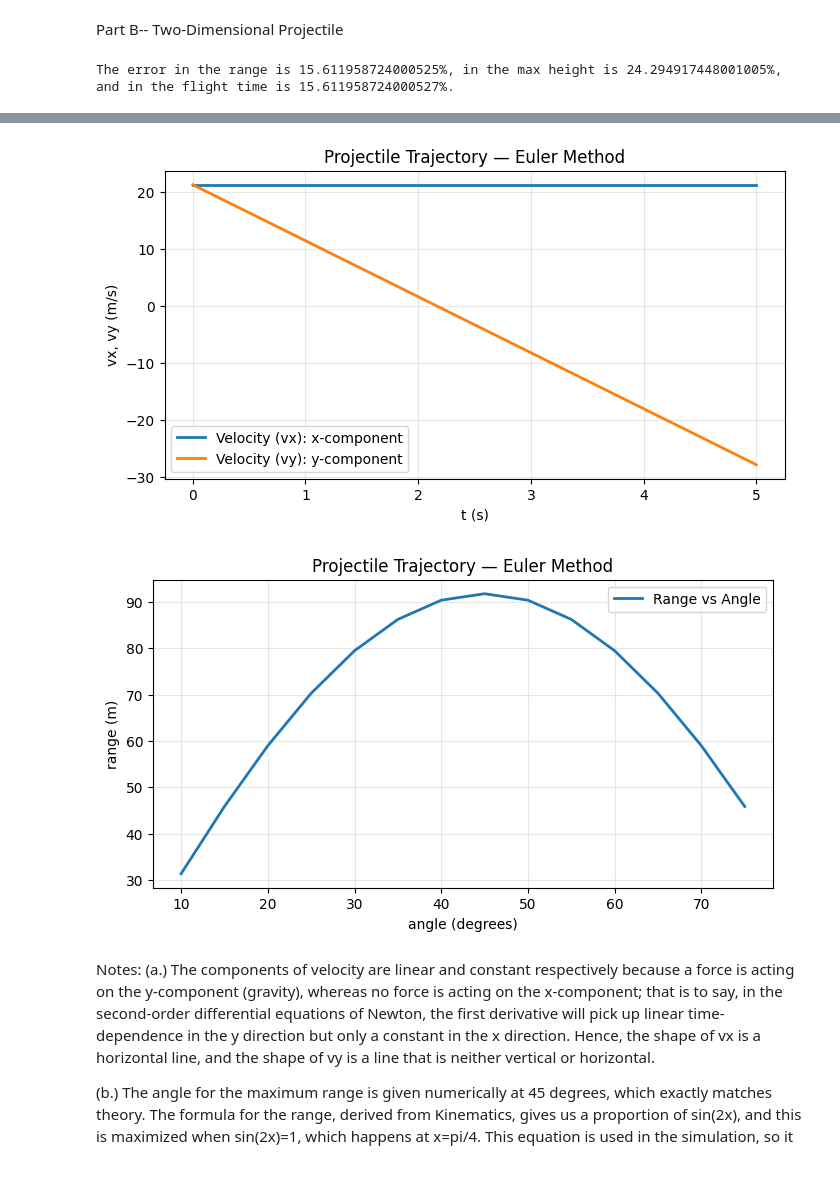
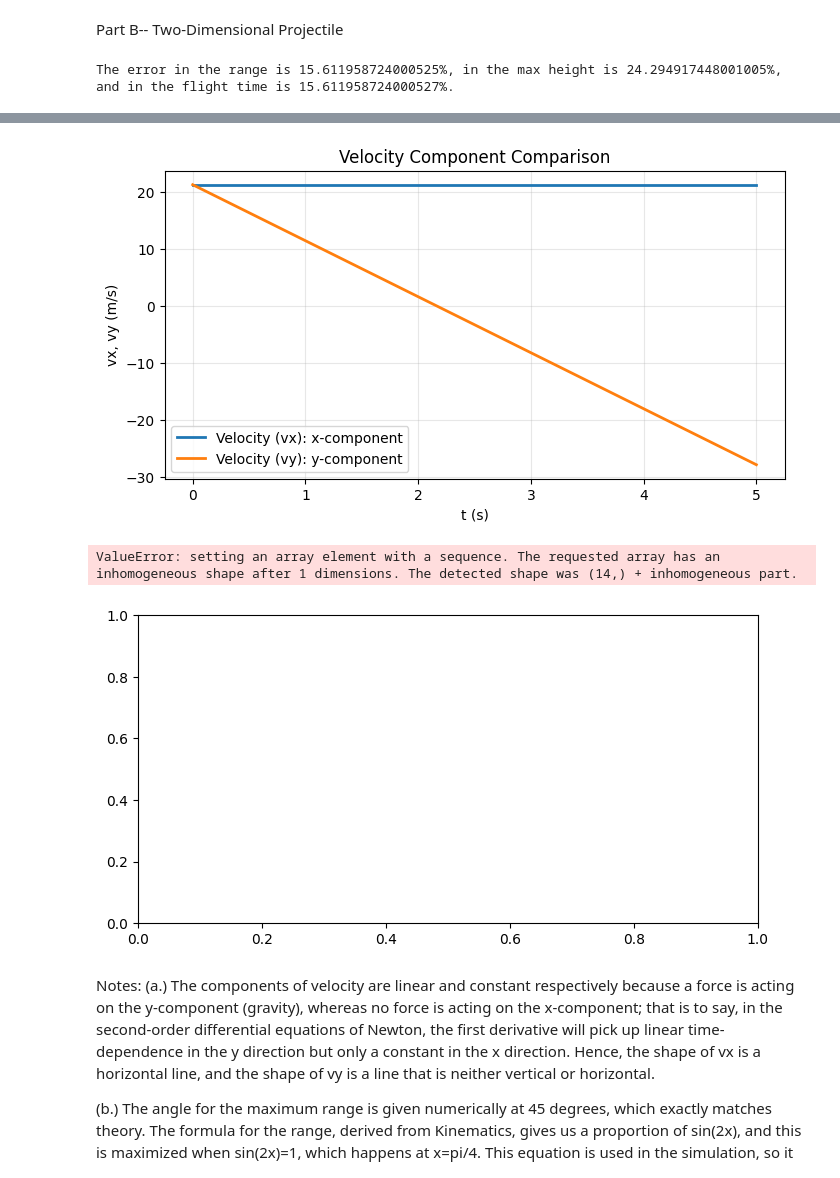
Before and after one commit to barnol-lee/phys311, a Jupyter notebook: Labs/Lab01/lab01_projectile.ipynb, the cells around one changed output, grey strips where cells are left out. Saved outputs shown, nothing was run; the diff lists cells and outputs as text; code cells hidden in the pictures.

```diff
--- a/Labs/Lab01/lab01_projectile.ipynb
+++ b/Labs/Lab01/lab01_projectile.ipynb
@@ -69,27 +69,29 @@ def simulate_projectile_2d(v0,theta_deg,dt,g=9.81):
         vx_arr.append(vx)
     return t_arr,x_arr,y_arr,vx_arr,vy_arr
 
+t,x,y,vx,vy=simulate_projectile_2d(30,45,0.5,g=9.81)
 
-v0=30
-theta_deg=45
-t,x,y,vx,vy=simulate_projectile_2d(v0,theta_deg,0.5,g=9.81)
+def calculator(v0,theta_deg,a,b,c):
+    rng=((v0)**2)*(np.sin(2*(theta_deg*np.pi/180)))/9.81
+    max_height=((v0**2)*((np.sin(theta_deg*np.pi/180))**2))/(2*9.81)
+    flight_time=(2*v0*(np.sin(theta_deg*np.pi/180)))/9.81
 
-rng=((v0)**2)*(np.sin(2*(theta_deg*np.pi/180)))/9.81
-max_height=((v0**2)*((np.sin(theta_deg*np.pi/180))**2))/(2*9.81)
-flight_time=(2*v0*(np.sin(theta_deg*np.pi/180)))/9.81
+    rng_err=((np.max(a)-rng)/rng)*100
+    max_height_err=((np.max(b)-max_height)/max_height)*100
+    flight_time_err=((np.max(c)-flight_time)/flight_time)*100
 
-rng_err=((np.max(x)-rng)/rng)*100
-max_height_err=((np.max(y)-max_height)/max_height)*100
-flight_time_err=((t[-1]-flight_time)/flight_time)*100
+    return rng, max_height,flight_time, rng_err,max_height_err,flight_time_err
 
-print(f'The error in the range is {rng_err}%, in the max height is {max_height_err}%, and in the flight time is {flight_time_err}%.')
+print(f'The error in the range is {calculator(30,45,a=x,b=y,c=t)[3]}%, in the max height is {calculator(30,45,a=x,b=y,c=t)[4]}%\
+, and in the flight time is {calculator(30,45,a=x,b=y,c=t)[5]}%.')
+
 
 
 plt.figure(figsize=(8, 4))
 plt.plot(x, y, linewidth=2, label='Parabolic Trajectory')
 plt.xlabel('x (m)')
 plt.ylabel('y (m)')
-plt.title('Projectile Trajectory — Euler Method')
+plt.title('Projectile Trajectory')
 plt.grid(True, alpha=0.3)
 plt.legend()
 plt.show()
@@ -99,23 +101,24 @@ plt.plot(t, vx, linewidth=2, label='Velocity (vx): x-component')
 plt.plot(t, vy, linewidth=2, label='Velocity (vy): y-component')
 plt.xlabel('t (s)')
 plt.ylabel('vx, vy (m/s)')
-plt.title('Projectile Trajectory — Euler Method')
+plt.title('Velocity Component Comparison')
 plt.grid(True, alpha=0.3)
 plt.legend()
 plt.show()
 
 
 theta=np.arange(10,80,5)
-def range(theta_deg=theta,v0=v0):
-    rng=((v0)**2)*(np.sin(2*(theta_deg*np.pi/180)))/9.81
-    return rng
-r=range()
+#def range(v0,theta_deg=theta):
+    #rng=((v0)**2)*(np.sin(2*(theta_deg*np.pi/180)))/9.81
+    #return rng
+#r=range(30)
+r=[simulate_projectile_2d(30,th,0.5,g=9.81)[0] for th in theta]
 
 plt.figure(figsize=(8, 4))
 plt.plot(theta,r, linewidth=2, label='Range vs Angle')
 plt.xlabel('angle (degrees)')
 plt.ylabel('range (m)')
-plt.title('Projectile Trajectory — Euler Method')
+plt.title('Range vs Angle')
 plt.grid(True, alpha=0.3)
 plt.legend()
 plt.show()
@@ -125,5 +128,6 @@ The error in the range is 15.611958724000525%, in the max height is 24.294917448
-[figure, old version]
+[figure, new version]
+ValueError: setting an array element with a sequence. The requested array has an inhomogeneous shape after 1 dimensions. The detected shape was (14,) + inhomogeneous part.
-[figure, old version]
+[figure, new version]
 # %% [markdown]
 Notes:
 (a.) The components of velocity are linear and constant respectively because a force is acting on the y-component (gravity), whereas no force is acting on the x-component; that is to say, in the second-order differential equations of Newton, the first derivative will pick up linear time-dependence in the y direction but only a constant in the x direction. Hence, the shape of vx is a horizontal line, and the shape of vy is a line that is neither vertical or horizontal.
```
Also changed, not shown: parts of 3 cells of this notebook.
